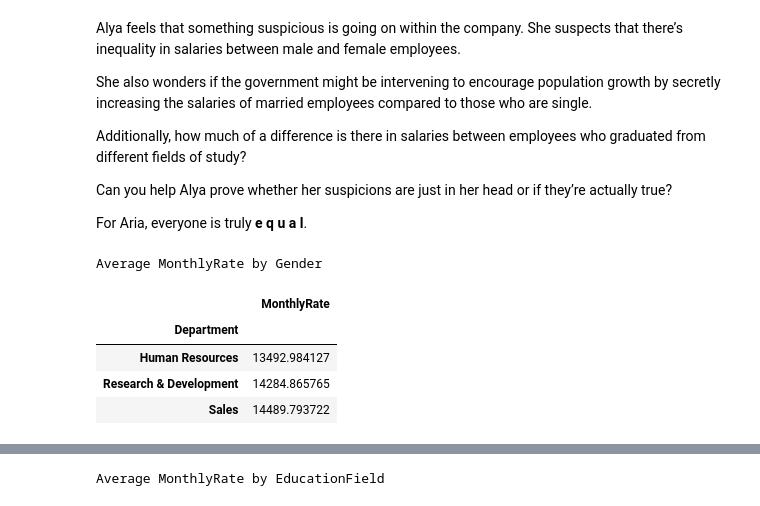
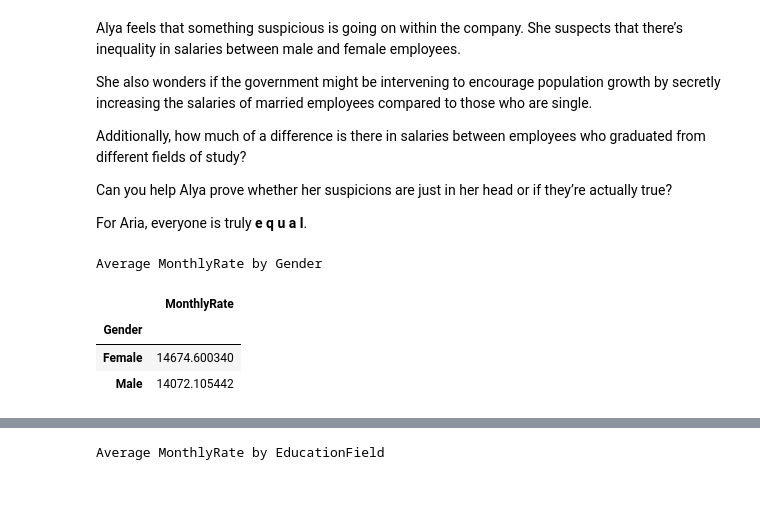
Before and after one commit to thhanabun/CPE232-Lab, a Jupyter notebook: w2/hw/HW+2+-+Types+of+Data+(INTL).ipynb, the cells around one changed output, grey strips where cells are left out. Drawn from its saved outputs; the diff is of its cells as text; code cells hidden in the pictures.

```diff
--- a/w2/hw/HW+2+-+Types+of+Data+(INTL).ipynb
+++ b/w2/hw/HW+2+-+Types+of+Data+(INTL).ipynb
@@ -199,14 +192,13 @@ For Aria, everyone is truly **e q u a l**.
 # %%
 # Implement code here
 gender_rate_df = df.groupby("Gender").agg({
     "MonthlyRate" : "mean"
 })
 print("Average MonthlyRate by Gender")
-chart_df
+gender_rate_df
 # %% [output]
 Average MonthlyRate by Gender
 |  | MonthlyRate |
-| Department |  |
-| Human Resources | 13492.984127 |
-| Research & Development | 14284.865765 |
-| Sales | 14489.793722 |
+| Gender |  |
+| Female | 14674.600340 |
+| Male | 14072.105442 |
```
Also changed, not shown: parts of 3 cells of this notebook.
